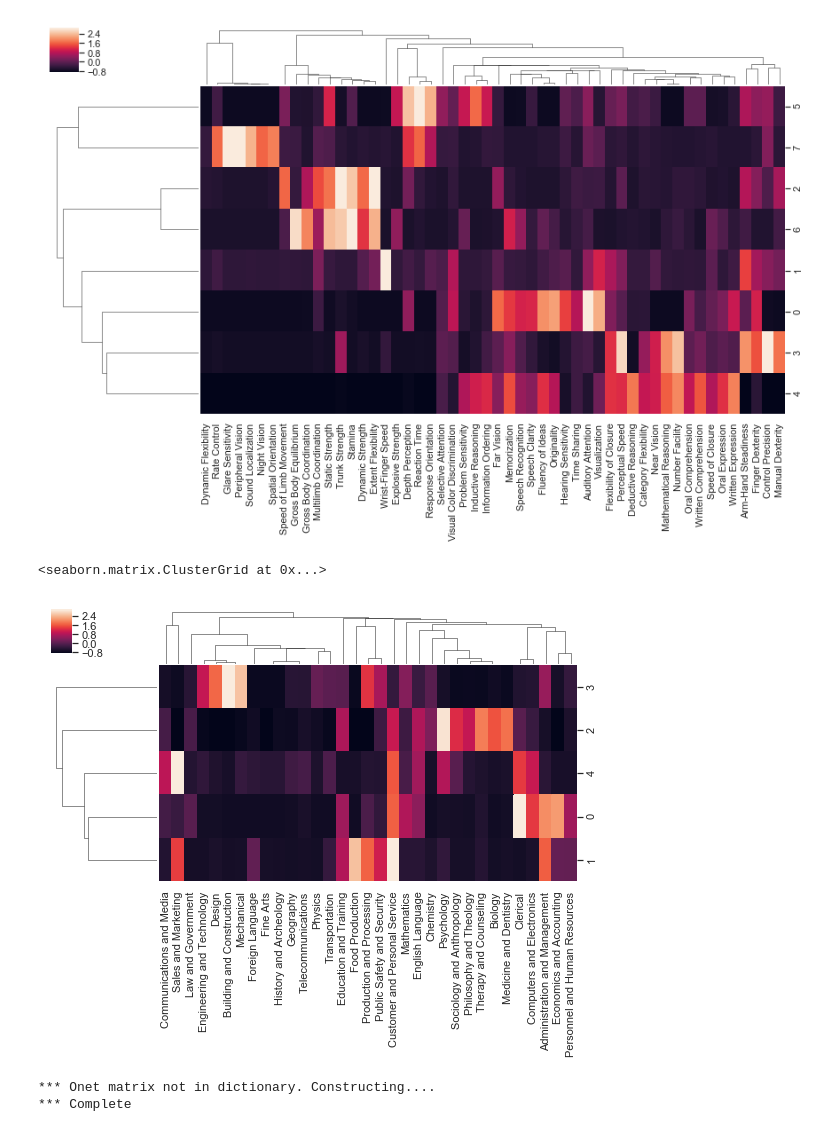
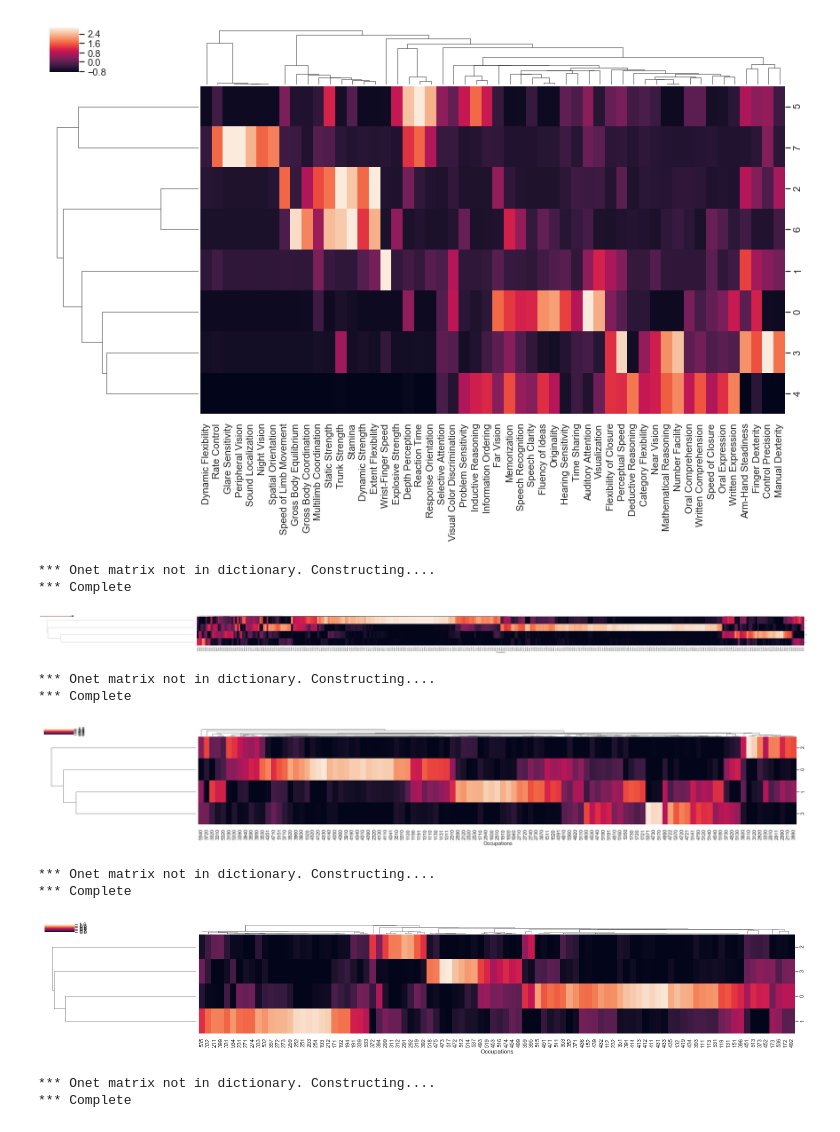
Before and after one commit to dnordfors/archetypes, a Jupyter notebook: workspace/Untitled13.ipynb, the cells around one changed output. Cells and saved outputs as stored; diff of their text form; code cells hidden in the pictures.

```diff
--- a/workspace/Untitled13.ipynb
+++ b/workspace/Untitled13.ipynb
@@ -807,11 +882,27 @@ Xyzzy(state='California',onet_set='Abilities',norm=scale).archetypes(8).plot_fea
 *** Complete
 <seaborn.matrix.ClusterGrid at 0x...>
 [figure]
+# %%
+aaa = Xyzzy(state='Maine',X_label='Knowledge',norm=scale,socp_shave = 5)
+# %% [output]
+*** Onet matrix not in dictionary. Constructing....
+*** Complete
 # %%
-Xyzzy(state='Maine',onet_set='Knowledge',norm=scale).archetypes(5,norm=scale).plot_features(vertical=False)
+Xyzzy(state='Maine',X_label='Knowledge',norm=scale,socp_shave = 5).archetypes(4).plot_occupations(vertical=False)
 # %% [output]
-<seaborn.matrix.ClusterGrid at 0x...>
-[figure, old version]
+[figure, new version]
+# %%
+Xyzzy(state='Maine',X_label='Knowledge',norm=scale,socp_shave = 4).archetypes(4).plot_occupations(vertical=False)
+# %% [output]
+*** Onet matrix not in dictionary. Constructing....
+*** Complete
+[figure, added]
+# %%
+Xyzzy(state='Maine',X_label='Knowledge',norm=scale,socp_shave = 3).archetypes(4).plot_occupations(vertical=False)
+# %% [output]
+*** Onet matrix not in dictionary. Constructing....
+*** Complete
+[figure, added]
 # %%
 bab = Svd(onet.matrix('Abilities',norm=norm_dot))
 # %% [output]
```
Also changed, not shown: parts of 8 cells of this notebook.
